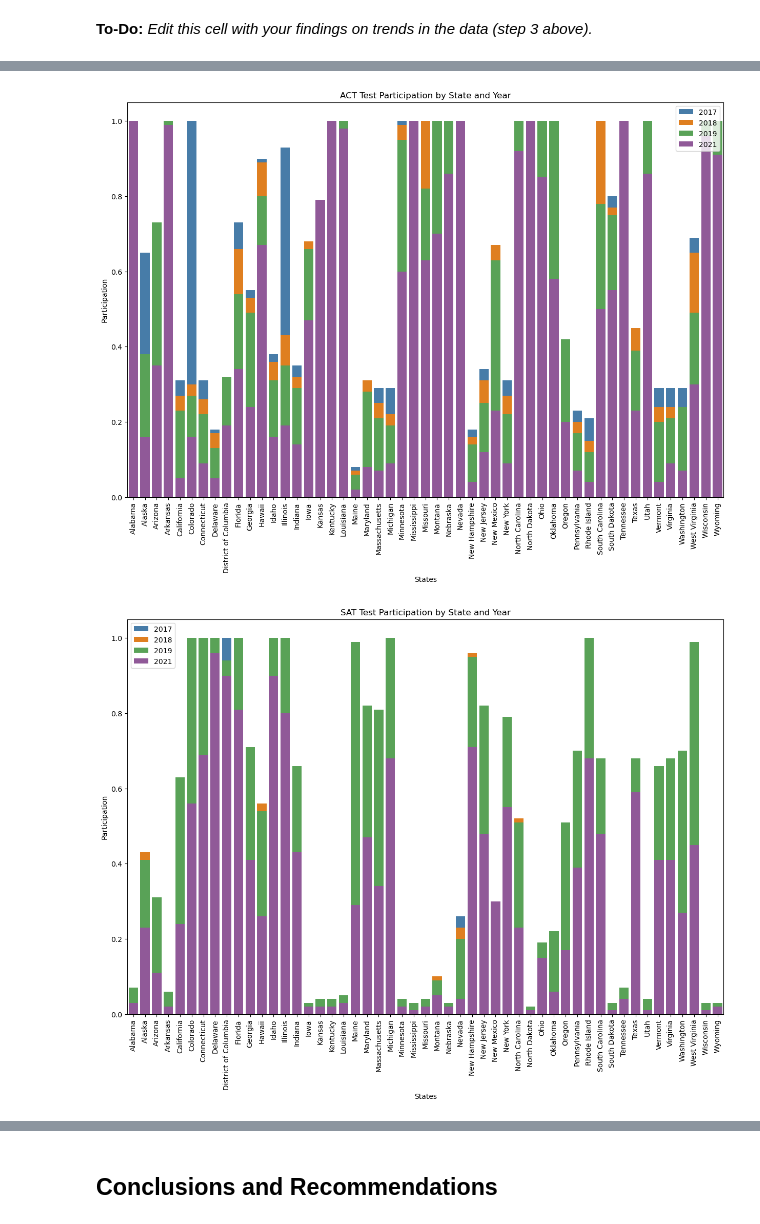
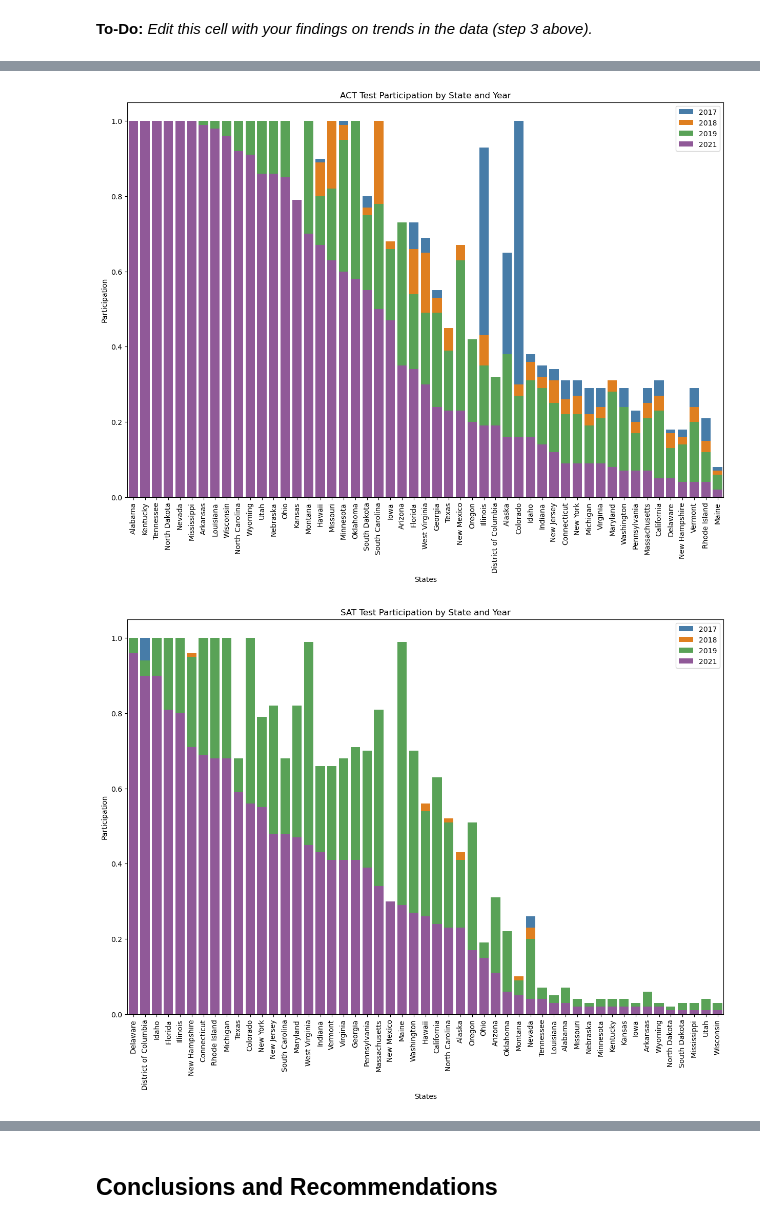
Before and after one commit to argishtiovsepyan/Standardized_Test_Analysis, a Jupyter notebook: code/argishti_project_1.ipynb, the cells around one changed output, grey strips where cells are left out. Saved outputs shown, nothing was run; the diff lists cells and outputs as text; code cells hidden in the pictures.

```diff
--- a/code/argishti_project_1.ipynb
+++ b/code/argishti_project_1.ipynb
@@ -709,31 +711,31 @@ Here are some prompts to get you started with visualizations. Feel free to add a
 # %%
 plt.figure(figsize=(15, 10))
 
 act_part_state = df_act.sort_values('2021_participation', ascending=False)
 
-sns.barplot(x=df_act['state'], y=df_act['2017_participation'], color='#377eb8', label='2017')
-sns.barplot(x=df_act['state'], y=df_act['2018_participation'], color='#ff7f00', label='2018')
-sns.barplot(x=df_act['state'], y=df_act['2019_participation'], color='#4daf4a', label='2019')
-sns.barplot(x=df_act['state'], y=df_act['2021_participation'], color='#984ea3', label='2021')
+sns.barplot(x=act_part_state['state'], y=act_part_state['2017_participation'], color='#377eb8', label='2017')
+sns.barplot(x=act_part_state['state'], y=act_part_state['2018_participation'], color='#ff7f00', label='2018')
+sns.barplot(x=act_part_state['state'], y=act_part_state['2019_participation'], color='#4daf4a', label='2019')
+sns.barplot(x=act_part_state['state'], y=act_part_state['2021_participation'], color='#984ea3', label='2021')
 
 plt.xlabel('States')
 plt.ylabel('Participation')
 plt.title('ACT Test Participation by State and Year')
 plt.legend()
 
 plt.xticks(rotation=90)
 plt.show()
 # %% [output]
-[figure, old version]
+[figure, new version]
 # %%
 plt.figure(figsize=(15, 10))
 
 sat_part_state = df_sat.sort_values('2021_participation', ascending=False)
 
-sns.barplot(x=df_sat['state'], y=df_sat['2017_participation'], color='#377eb8', label='2017')
-sns.barplot(x=df_sat['state'], y=df_sat['2018_participation'], color='#ff7f00', label='2018')
-sns.barplot(x=df_sat['state'], y=df_sat['2019_participation'], color='#4daf4a', label='2019')
-sns.barplot(x=df_sat['state'], y=df_sat['2021_participation'], color='#984ea3', label='2021')
+sns.barplot(x=sat_part_state['state'], y=sat_part_state['2017_participation'], color='#377eb8', label='2017')
+sns.barplot(x=sat_part_state['state'], y=sat_part_state['2018_participation'], color='#ff7f00', label='2018')
+sns.barplot(x=sat_part_state['state'], y=sat_part_state['2019_participation'], color='#4daf4a', label='2019')
+sns.barplot(x=sat_part_state['state'], y=sat_part_state['2021_participation'], color='#984ea3', label='2021')
 
 plt.xlabel('States')
 plt.ylabel('Participation')
@@ -743,7 +745,7 @@ plt.legend()
 plt.xticks(rotation=90)
 plt.show()
 # %% [output]
-[figure, old version]
+[figure, new version]
 # %%
 act_part_national = {'Year': ['2017', '2018', '2019', '2021'],'Mean Participation': [mean_act['2017_participation'],mean_act['2018_participation'],mean_act['2019_participation'],mean_act['2021_participation']]}
 
```
Also changed, not shown: parts of 5 cells of this notebook.
